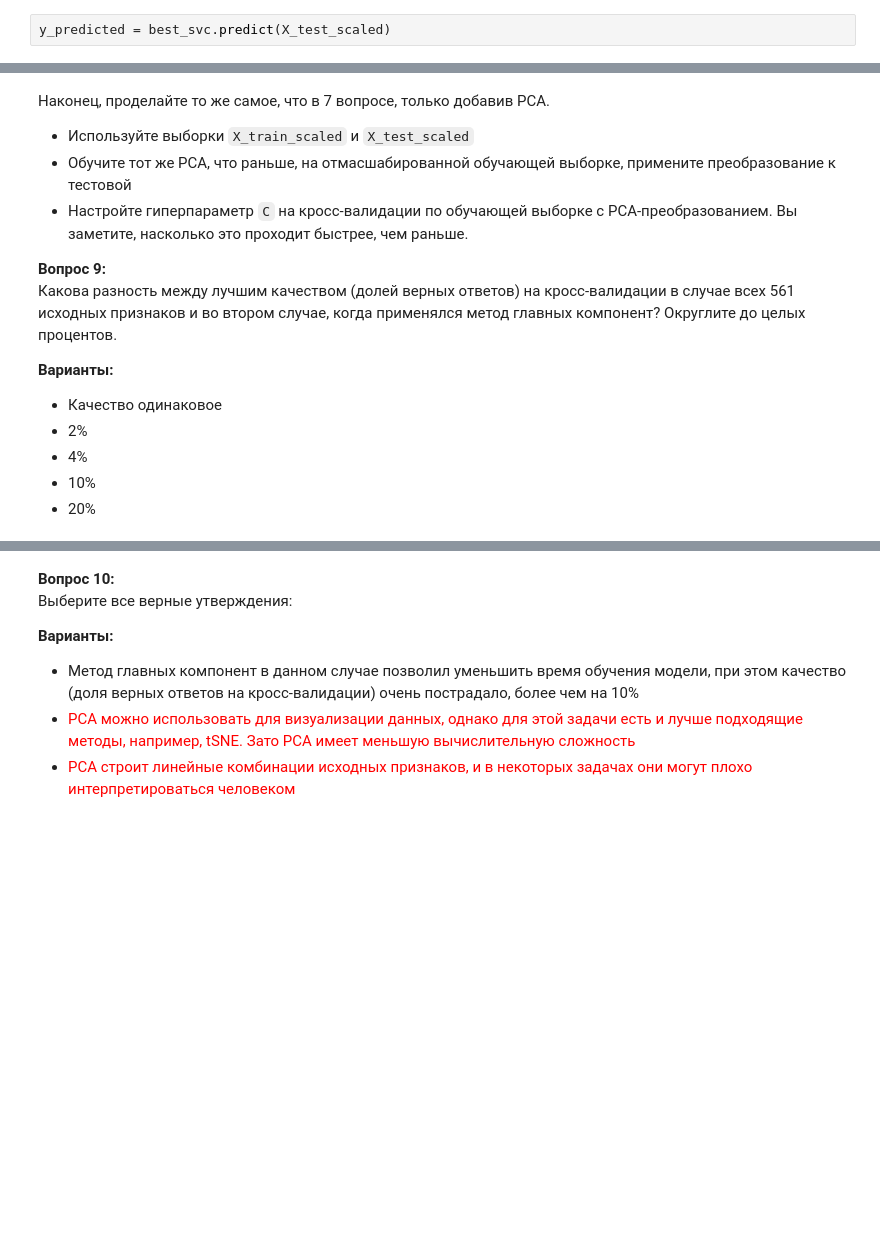
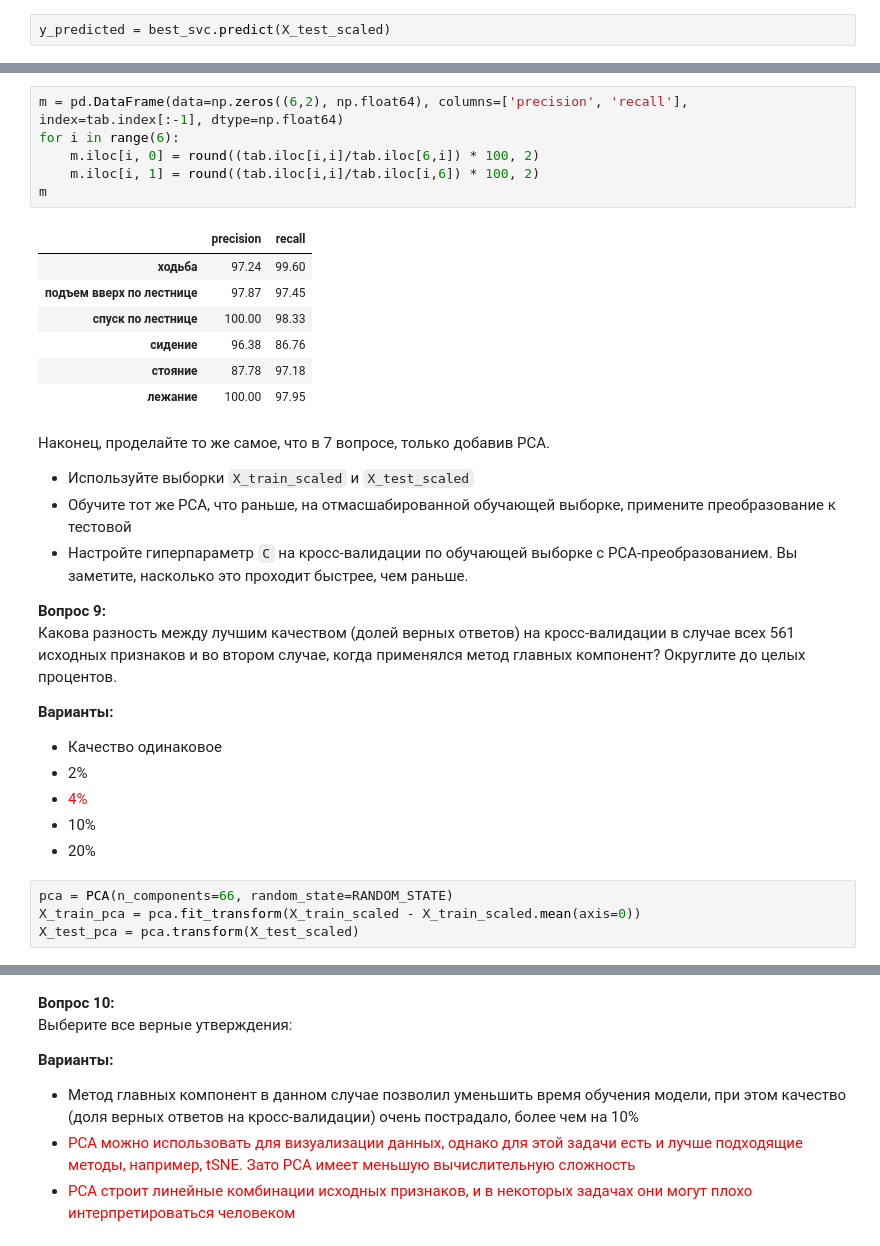
Before and after one commit to tulaman/mlcourse_open, a Jupyter notebook: jupyter_russian/homeworks/hw7_session3_unsupervised_learning.ipynb, the cells around one changed output, grey strips where cells are left out. Cells and saved outputs as stored; diff of their text form; blank space fills up the shorter version.

```diff
--- a/jupyter_russian/homeworks/hw7_session3_unsupervised_learning.ipynb
+++ b/jupyter_russian/homeworks/hw7_session3_unsupervised_learning.ipynb
@@ -325,3 +330,17 @@ NameError: name 'crosstab' is not defined
+# %%
+m = pd.DataFrame(data=np.zeros((6,2), np.float64), columns=['precision', 'recall'], index=tab.index[:-1], dtype=np.float64)
+for i in range(6):
+    m.iloc[i, 0] = round((tab.iloc[i,i]/tab.iloc[6,i]) * 100, 2)
+    m.iloc[i, 1] = round((tab.iloc[i,i]/tab.iloc[i,6]) * 100, 2)
+m
+# %% [output]
+|  | precision | recall |
+| ходьба | 97.24 | 99.60 |
+| подъем вверх по лестнице | 97.87 | 97.45 |
+| спуск по лестнице | 100.00 | 98.33 |
+| сидение | 96.38 | 86.76 |
+| стояние | 87.78 | 97.18 |
+| лежание | 100.00 | 97.95 |
 # %% [markdown]
 Наконец, проделайте то же самое, что в 7 вопросе, только добавив PCA.
 
@@ -335,6 +354,10 @@ NameError: name 'crosstab' is not defined
 **Варианты:**
 - Качество одинаковое
 - 2%
-- 4%
+- <font color=red>4%</font>
 - 10%
 - 20%
+# %%
+pca = PCA(n_components=66, random_state=RANDOM_STATE)
+X_train_pca = pca.fit_transform(X_train_scaled - X_train_scaled.mean(axis=0))
+X_test_pca = pca.transform(X_test_scaled)
```
Also changed, not shown: parts of 18 cells of this notebook.
